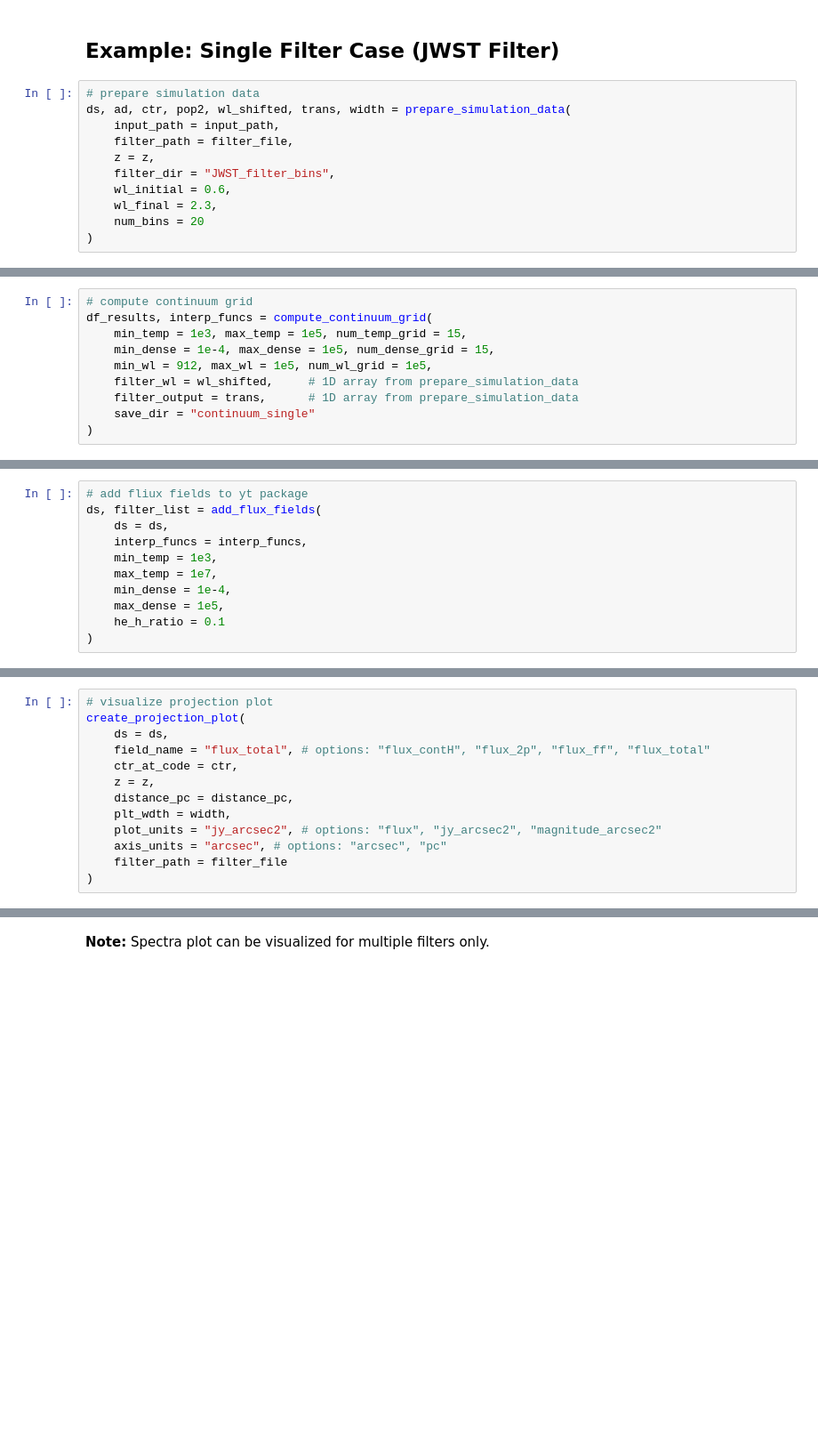
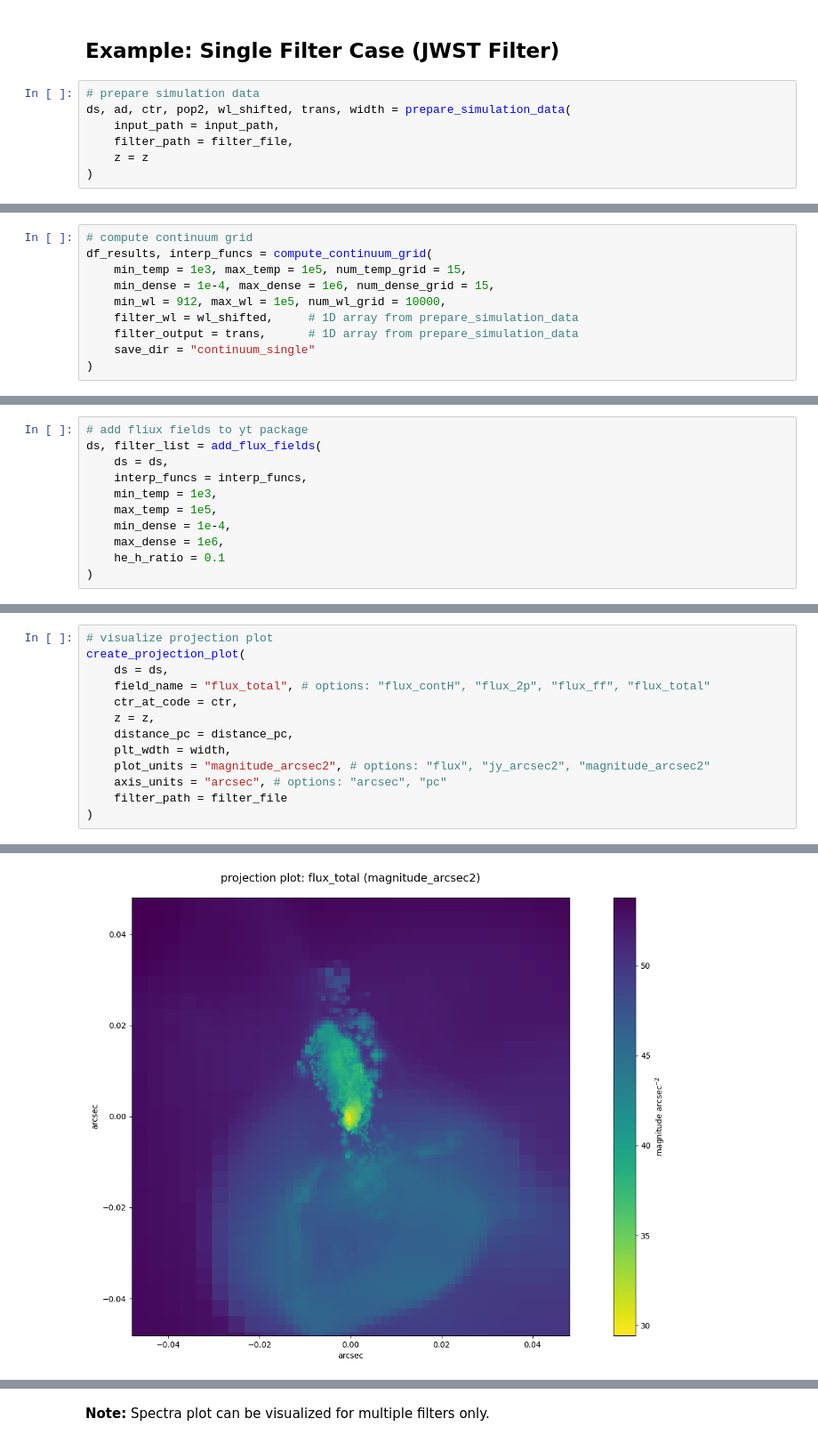
Before and after one commit to Patsrnpt/YT-Simulation, a Jupyter notebook: visualization_example.ipynb, the cells around one changed output, grey strips where cells are left out. Shown at 89% size. Cells and saved outputs as stored; diff of their text form; blank space fills up the shorter version.

```diff
--- a/visualization_example.ipynb
+++ b/visualization_example.ipynb
@@ -39,9 +34,5 @@ distance_pc = distance_Mpc.to("pc").value
 ds, ad, ctr, pop2, wl_shifted, trans, width = prepare_simulation_data(
     input_path = input_path,
     filter_path = filter_file,
-    z = z,
-    filter_dir = "JWST_filter_bins",
-    wl_initial = 0.6,
-    wl_final = 2.3,
-    num_bins = 20
+    z = z
 )
@@ -49,8 +62,8 @@ ds, ad, ctr, pop2, wl_shifted, trans, width = prepare_simulation_data(
 # compute continuum grid
 df_results, interp_funcs = compute_continuum_grid(
     min_temp = 1e3, max_temp = 1e5, num_temp_grid = 15,
-    min_dense = 1e-4, max_dense = 1e5, num_dense_grid = 15,
-    min_wl = 912, max_wl = 1e5, num_wl_grid = 1e5,
+    min_dense = 1e-4, max_dense = 1e6, num_dense_grid = 15,
+    min_wl = 912, max_wl = 1e5, num_wl_grid = 10000,
     filter_wl = wl_shifted,     # 1D array from prepare_simulation_data
     filter_output = trans,      # 1D array from prepare_simulation_data
     save_dir = "continuum_single"
@@ -61,8 +82,8 @@ ds, filter_list = add_flux_fields(
     ds = ds,
     interp_funcs = interp_funcs,
     min_temp = 1e3,
-    max_temp = 1e7,
+    max_temp = 1e5,
     min_dense = 1e-4,
-    max_dense = 1e5,
+    max_dense = 1e6,
     he_h_ratio = 0.1
 )
@@ -75,7 +104,8 @@ create_projection_plot(
     z = z,
     distance_pc = distance_pc,
     plt_wdth = width,
-    plot_units = "jy_arcsec2", # options: "flux", "jy_arcsec2", "magnitude_arcsec2"
+    plot_units = "magnitude_arcsec2", # options: "flux", "jy_arcsec2", "magnitude_arcsec2"
     axis_units = "arcsec", # options: "arcsec", "pc"
     filter_path = filter_file
 )
+# %% [output]
@@ -82,3 +118,4 @@ create_projection_plot(
+[figure, added]
 # %%
 # visualize phase plot
 create_phase_plot(
```
Also changed, not shown: parts of 11 cells of this notebook, 6 other files.
